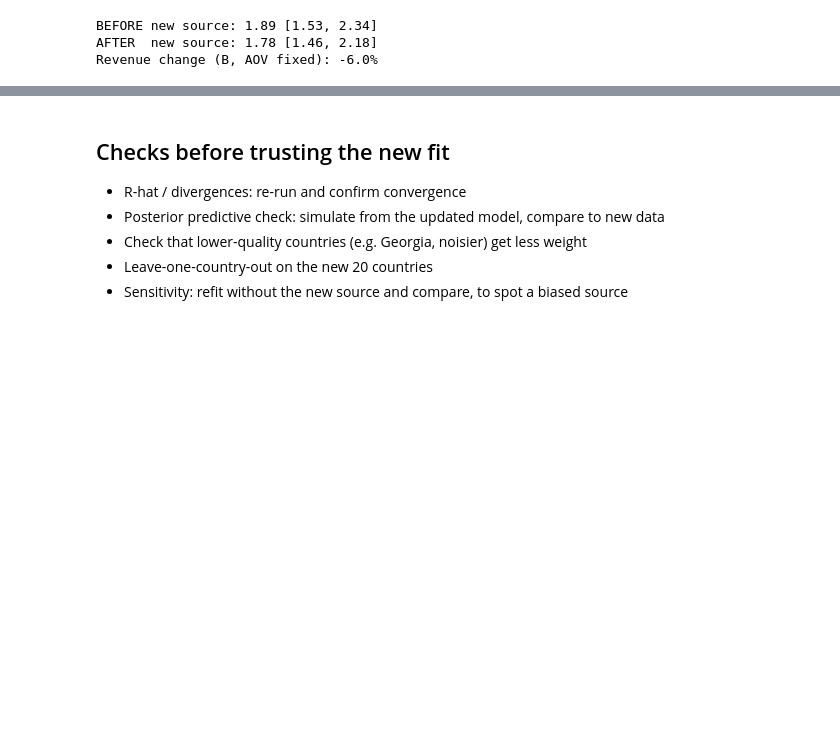
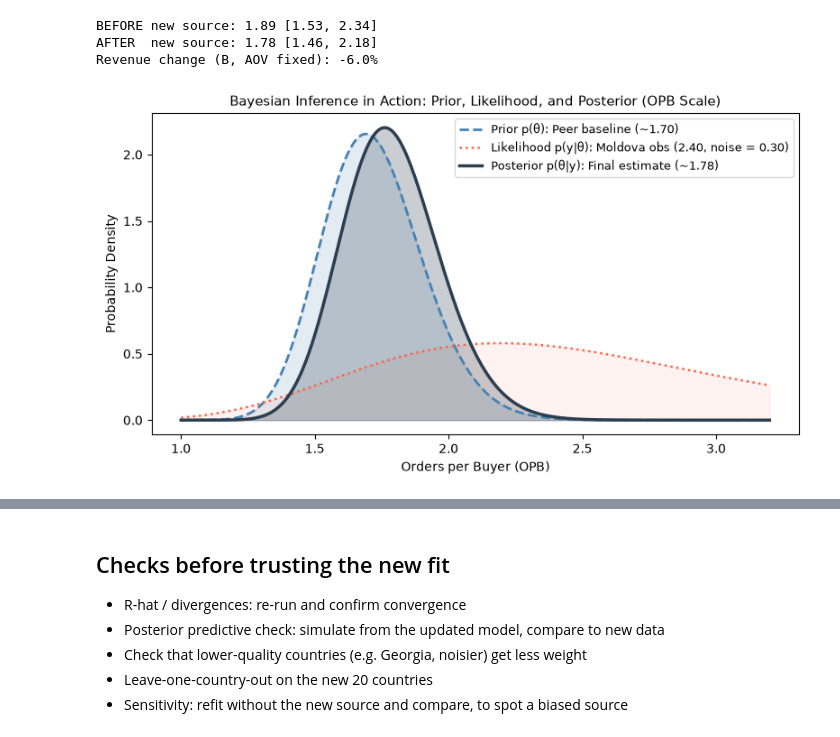
Before and after one commit to gmzonder/case_study, a Jupyter notebook: case_study.ipynb, the cells around one changed output, grey strips where cells are left out. Drawn from its saved outputs; the diff is of its cells as text; code cells hidden in the pictures; blank space fills up the shorter version.

Commit message:
Update case study: extend Q1/Q2 with covariate bridge and peer weighting, add Q3 funnel demo and Q4 minimal model
Co-Authored-By: Claude Sonnet 5 <noreply@anthropic.com>

```diff
--- a/case_study.ipynb
+++ b/case_study.ipynb
@@ -237,16 +223,16 @@ A new source gives observed OPB for 20 countries (2022–2024), of varying quali
 - **What changes for revenue:** only the log OPB term of log R = log B + log OPB + log AOV shifts. B and AOV stay the same.
 - **Simplification:** here only the peers are simulated and the bridge stays fixed. In the full model all 20 countries also refit the bridge itself, and source quality is learned rather than assumed.
 # %%
-random_number_generator = np.random.default_rng(1)
+rng = np.random.default_rng(1)
 
 # True OPB per peer (unknown in reality, only used to simulate the new data)
 true_opb = {"Albania": 1.85, "Georgia": 2.05, "Armenia": 1.95}
 
 # "Varying quality" -> different noise per country (log scale). Georgia = noisiest
 noise_by_country = {"Albania": 0.25, "Georgia": 0.45, "Armenia": 0.15}
-n_obs_by_country = {"Albania": 15, "Georgia": 8, "Armenia": 20}
+number_obs_by_country = {"Albania": 15, "Georgia": 8, "Armenia": 20}
 
-new_peer_data = {c: random_number_generator.normal(np.log(true_opb[c]), noise_by_country[c], size=n_obs_by_country[c])
+new_peer_data = {c: rng.normal(np.log(true_opb[c]), noise_by_country[c], size=number_obs_by_country[c])
                  for c in peers}
 # %%
 # Step 1 (Q2): broad starting belief per peer (log scale), then update with its new data
@@ -290,3 +276,52 @@ print(f"Revenue change (B, AOV fixed): {np.exp(new_mean - scarce_mean) - 1:+.1%}
 BEFORE new source: 1.89 [1.53, 2.34]
 AFTER  new source: 1.78 [1.46, 2.18]
 Revenue change (B, AOV fixed): -6.0%
+# %%
+# 1. Define OPB domain (natural orders scale)
+x = np.linspace(1.0, 3.2, 500)
+
+# 2. Probability densities
+prior_density = norm.pdf(np.log(x), loc=new_prior_mean, scale=new_prior_sd) / x
+likelihood_density = norm.pdf(np.log(x), loc=moldova_obs[0], scale=obs_noise_sd) / x
+post_density = norm.pdf(np.log(x), loc=new_mean, scale=new_sd) / x
+
+# 3. Plotting with matching visual palette (matching Bridge plot)
+plt.figure(figsize=(8, 4.5))
+
+plt.plot(
+    x,
+    prior_density,
+    label="Prior p(θ): Peer baseline (~1.70)",
+    color="steelblue",
+    linewidth=2,
+    linestyle="--",
+)
+plt.fill_between(x, prior_density, color="steelblue", alpha=0.15)
+
+plt.plot(
+    x,
+    likelihood_density,
+    label="Likelihood p(y|θ): Moldova obs (2.40, noise = 0.30)",
+    color="tomato",
+    linewidth=1.8,
+    linestyle=":",
+)
+plt.fill_between(x, likelihood_density, color="tomato", alpha=0.08)
+
+plt.plot(
+    x,
+    post_density,
+    label="Posterior p(θ|y): Final estimate (~1.78)",
+    color="#2c3e50",
+    linewidth=2.5,
+)
+plt.fill_between(x, post_density, color="#2c3e50", alpha=0.25)
+
+plt.title("Bayesian Inference in Action: Prior, Likelihood, and Posterior (OPB Scale)", fontsize=11)
+plt.xlabel("Orders per Buyer (OPB)", fontsize=10)
+plt.ylabel("Probability Density", fontsize=10)
+plt.legend(frameon=True, fontsize=9)
+plt.tight_layout()
+plt.show()
+# %% [output]
+[figure, added]
```
Also changed, not shown: parts of 27 cells of this notebook, 1 other file.
